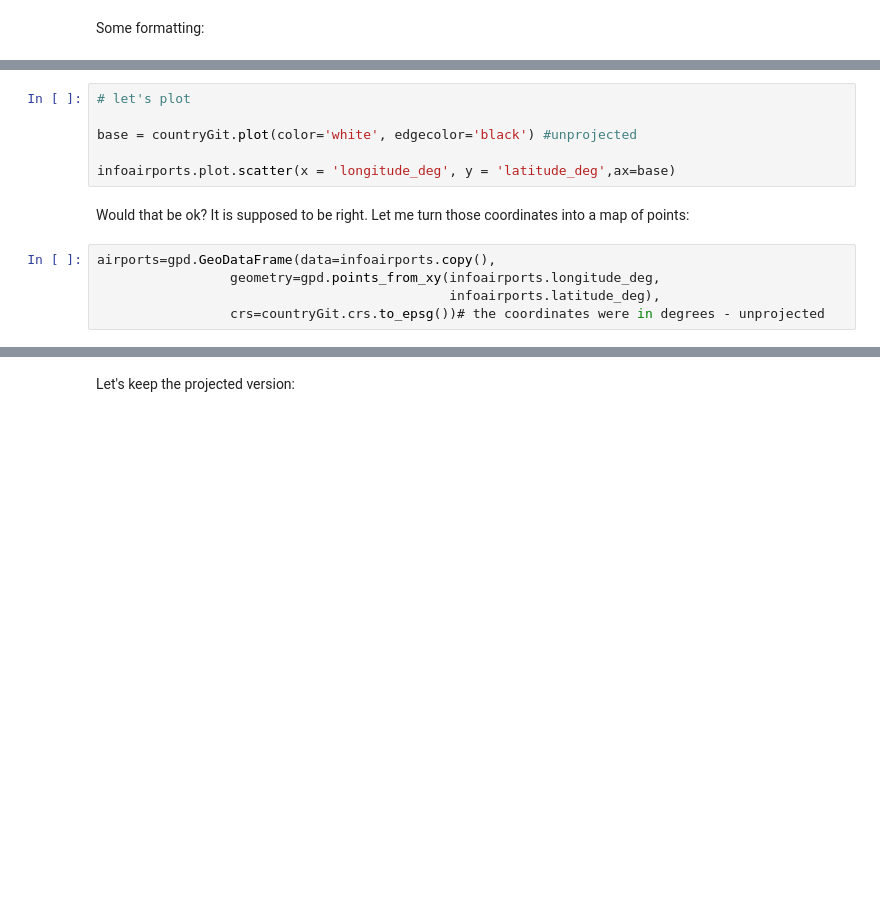
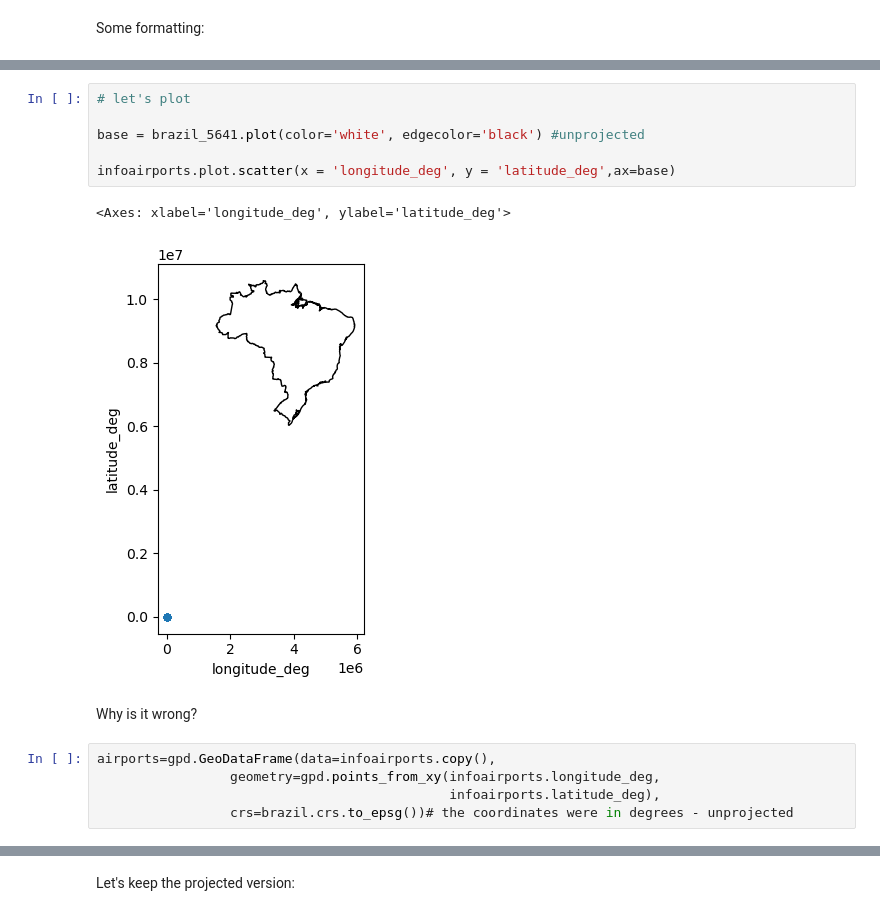
Before and after one commit to SocialAnalytics-StrategicIntelligence/TablesAndMaps, a Jupyter notebook: TheGeoDataFrame.ipynb, the cells around one changed output, grey strips where cells are left out. Saved outputs shown, nothing was run; the diff lists cells and outputs as text; blank space fills up the shorter version.

```diff
--- a/TheGeoDataFrame.ipynb
+++ b/TheGeoDataFrame.ipynb
@@ -347,17 +410,19 @@ infoairports.info()
 # %%
 # let's plot
 
-base = countryGit.plot(color='white', edgecolor='black') #unprojected
+base = brazil_5641.plot(color='white', edgecolor='black') #unprojected
 
 infoairports.plot.scatter(x = 'longitude_deg', y = 'latitude_deg',ax=base)
+# %% [output]
+<Axes: xlabel='longitude_deg', ylabel='latitude_deg'>
+[figure, added]
-# %% [markdown]
-Would that be ok? It is supposed to be right.
-Let me turn those coordinates into a map of points:
+# %% [markdown]
+Why is it wrong?
 # %%
 airports=gpd.GeoDataFrame(data=infoairports.copy(),
                  geometry=gpd.points_from_xy(infoairports.longitude_deg,
                                              infoairports.latitude_deg),
-                 crs=countryGit.crs.to_epsg())# the coordinates were in degrees - unprojected
+                 crs=brazil.crs.to_epsg())# the coordinates were in degrees - unprojected
 # %%
 # does it look better?
 
```
Also changed, not shown: parts of 20 cells of this notebook, 2 other files.
